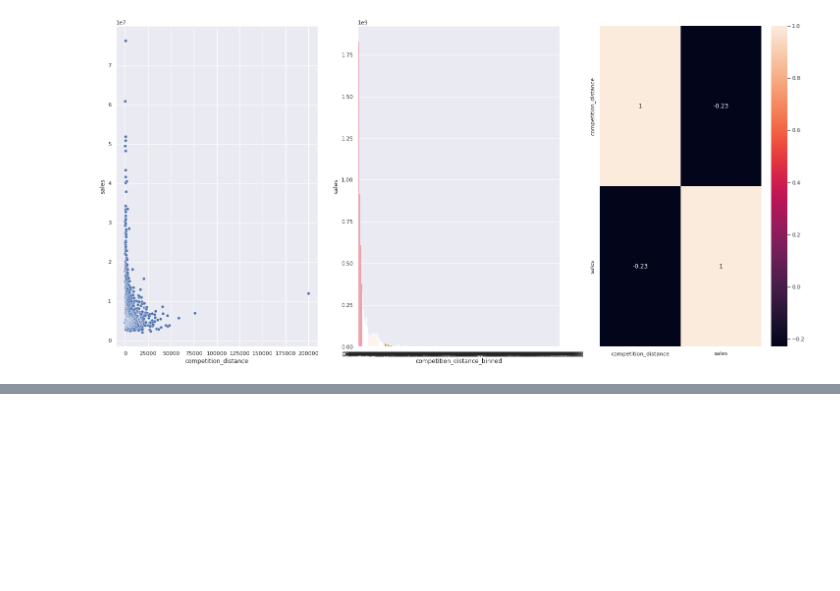
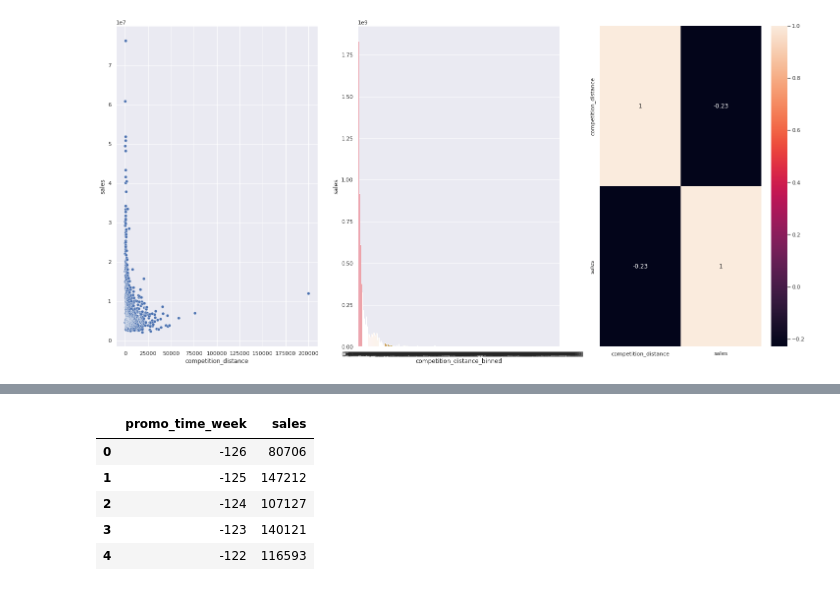
Before and after one commit to guiaraujofreitas/Rossmann-Store-Sales, a Jupyter notebook: m04_Store_Sales_prediction.ipynb, the cells around one changed output, grey strips where cells are left out. Cells and saved outputs as stored; diff of their text form; code cells hidden in the pictures; blank space fills up the shorter version.

```diff
--- a/m04_Store_Sales_prediction.ipynb
+++ b/m04_Store_Sales_prediction.ipynb
@@ -660,0 +676,13 @@ Index(['store', 'day_of_week', 'date', 'sales', 'promo', 'state_holiday',
+# %%
+
+
+
+
+aux3.head()
+# %% [output]
+|  | promo_time_week | sales |
+| 0 | -126 | 80706 |
+| 1 | -125 | 147212 |
+| 2 | -124 | 107127 |
+| 3 | -123 | 140121 |
+| 4 | -122 | 116593 |
```
Also changed, not shown: parts of 11 cells of this notebook.
